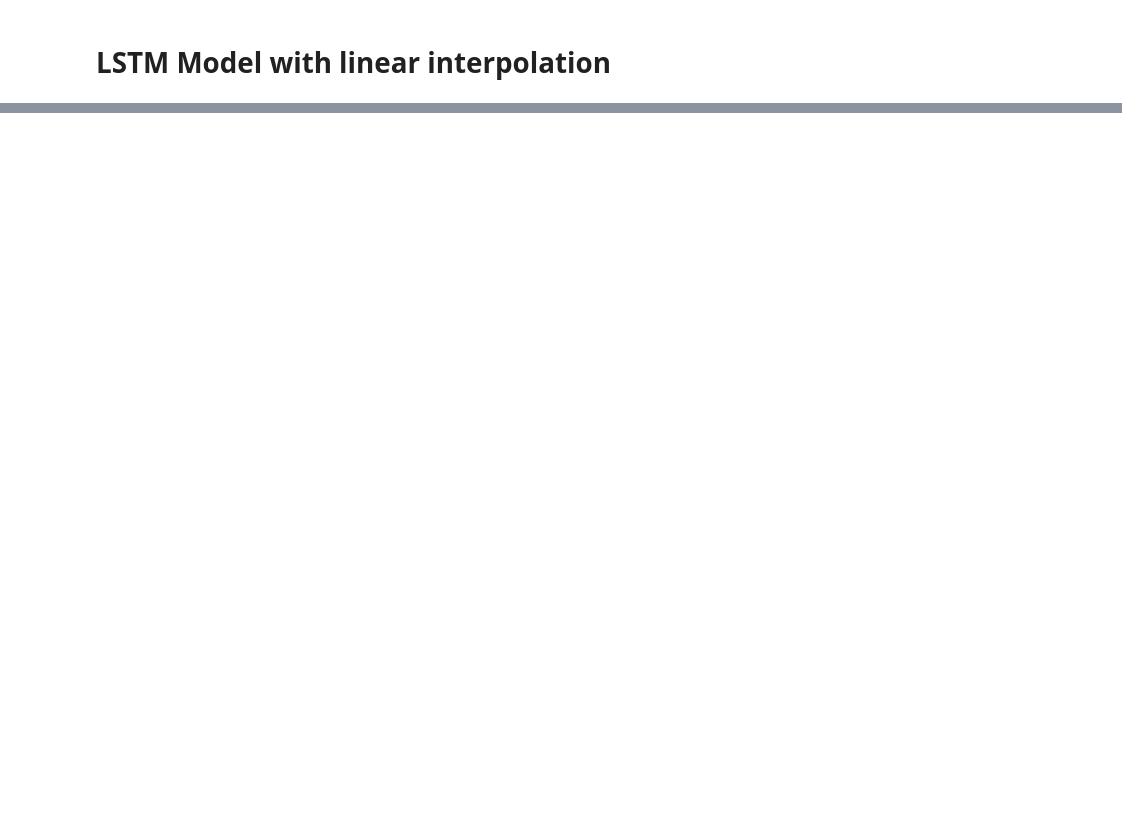
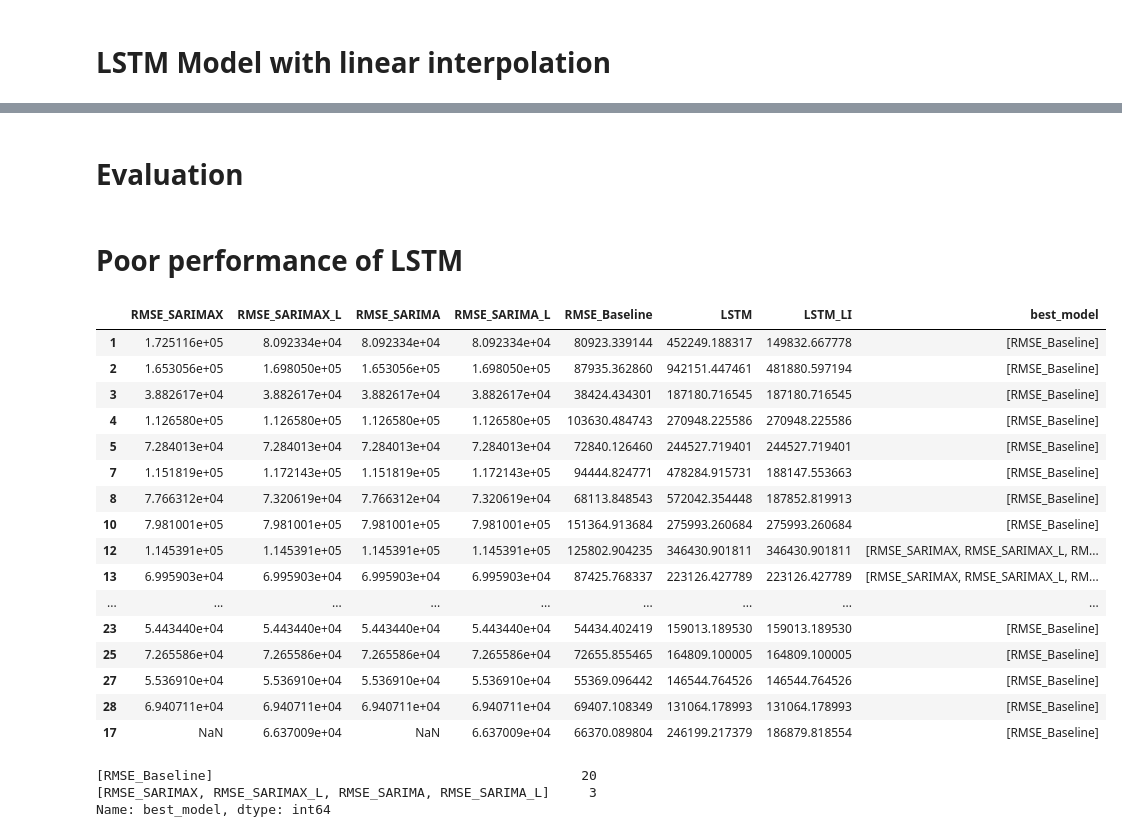
Before and after one commit to ivankqw/housing-data-engineering, a Jupyter notebook: modelling/lstm_keras.ipynb, the cells around one changed output, grey strips where cells are left out. Drawn from its saved outputs; the diff is of its cells as text; code cells hidden in the pictures; blank space fills up the shorter version.

Commit message:
modelling done

```diff
--- a/modelling/lstm_keras.ipynb
+++ b/modelling/lstm_keras.ipynb
@@ -578 +611,39 @@ Test Score: 481880.60 RMSE
 ... (130 outputs left out)
+# %% [markdown]
+# Evaluation
+# %%
+evaluations_df = pd.read_csv("eval/SARIMA_SARIMAX_evaluations.csv", index_col=0)
+
+evaluations_df["LSTM"] = pd.Series(test_score_dict)
+evaluations_df["LSTM_LI"] = pd.Series(test_score_dict_LI)
+
+# drop best model column
+evaluations_df.drop(columns=["Best Model"], inplace=True)
+
+def model_comparator(row):
+    return row.index[row.values == row.min()].to_list()
+
+evaluations_df["best_model"] = evaluations_df.apply(model_comparator, axis=1)
+evaluations_df['best_model'] = evaluations_df['best_model'].apply(lambda x: ["RMSE_Baseline"] if "RMSE_Baseline" in x else x)
+# %% [markdown]
+# Poor performance of LSTM
+# %%
+evaluations_df
+# %% [output]
+|  | RMSE_SARIMAX | RMSE_SARIMAX_L | RMSE_SARIMA | RMSE_SARIMA_L | RMSE_Baseline | LSTM | LSTM_LI | best_model |
+| 1 | 1.725116e+05 | 8.092334e+04 | 8.092334e+04 | 8.092334e+04 | 80923.339144 | 452249.188317 | 149832.667778 | [RMSE_Baseline] |
+| 2 | 1.653056e+05 | 1.698050e+05 | 1.653056e+05 | 1.698050e+05 | 87935.362860 | 942151.447461 | 481880.597194 | [RMSE_Baseline] |
+| 3 | 3.882617e+04 | 3.882617e+04 | 3.882617e+04 | 3.882617e+04 | 38424.434301 | 187180.716545 | 187180.716545 | [RMSE_Baseline] |
+| 4 | 1.126580e+05 | 1.126580e+05 | 1.126580e+05 | 1.126580e+05 | 103630.484743 | 270948.225586 | 270948.225586 | [RMSE_Baseline] |
+| 5 | 7.284013e+04 | 7.284013e+04 | 7.284013e+04 | 7.284013e+04 | 72840.126460 | 244527.719401 | 244527.719401 | [RMSE_Baseline] |
+| 7 | 1.151819e+05 | 1.172143e+05 | 1.151819e+05 | 1.172143e+05 | 94444.824771 | 478284.915731 | 188147.553663 | [RMSE_Baseline] |
+| 8 | 7.766312e+04 | 7.320619e+04 | 7.766312e+04 | 7.320619e+04 | 68113.848543 | 572042.354448 | 187852.819913 | [RMSE_Baseline] |
+| 10 | 7.981001e+05 | 7.981001e+05 | 7.981001e+05 | 7.981001e+05 | 151364.913684 | 275993.260684 | 275993.260684 | [RMSE_Baseline] |
+| 12 | 1.145391e+05 | 1.145391e+05 | 1.145391e+05 | 1.145391e+05 | 125802.904235 | 346430.901811 | 346430.901811 | [RMSE_SARIMAX, RMSE_SARIMAX_L, RM... |
+| 13 | 6.995903e+04 | 6.995903e+04 | 6.995903e+04 | 6.995903e+04 | 87425.768337 | 223126.427789 | 223126.427789 | [RMSE_SARIMAX, RMSE_SARIMAX_L, RM... |
+| ... | ... | ... | ... | ... | ... | ... | ... | ... |
+| 23 | 5.443440e+04 | 5.443440e+04 | 5.443440e+04 | 5.443440e+04 | 54434.402419 | 159013.189530 | 159013.189530 | [RMSE_Baseline] |
+| 25 | 7.265586e+04 | 7.265586e+04 | 7.265586e+04 | 7.265586e+04 | 72655.855465 | 164809.100005 | 164809.100005 | [RMSE_Baseline] |
+| 27 | 5.536910e+04 | 5.536910e+04 | 5.536910e+04 | 5.536910e+04 | 55369.096442 | 146544.764526 | 146544.764526 | [RMSE_Baseline] |
+| 28 | 6.940711e+04 | 6.940711e+04 | 6.940711e+04 | 6.940711e+04 | 69407.108349 | 131064.178993 | 131064.178993 | [RMSE_Baseline] |
+| 17 | NaN | 6.637009e+04 | NaN | 6.637009e+04 | 66370.089804 | 246199.217379 | 186879.818554 | [RMSE_Baseline] |
@@ -578,0 +652,6 @@ Test Score: 481880.60 RMSE
+# %%
+evaluations_df['best_model'].value_counts()
+# %% [output]
+[RMSE_Baseline]                                               20
+[RMSE_SARIMAX, RMSE_SARIMAX_L, RMSE_SARIMA, RMSE_SARIMA_L]     3
+Name: best_model, dtype: int64
```
Also changed, not shown: parts of 7 cells of this notebook.
